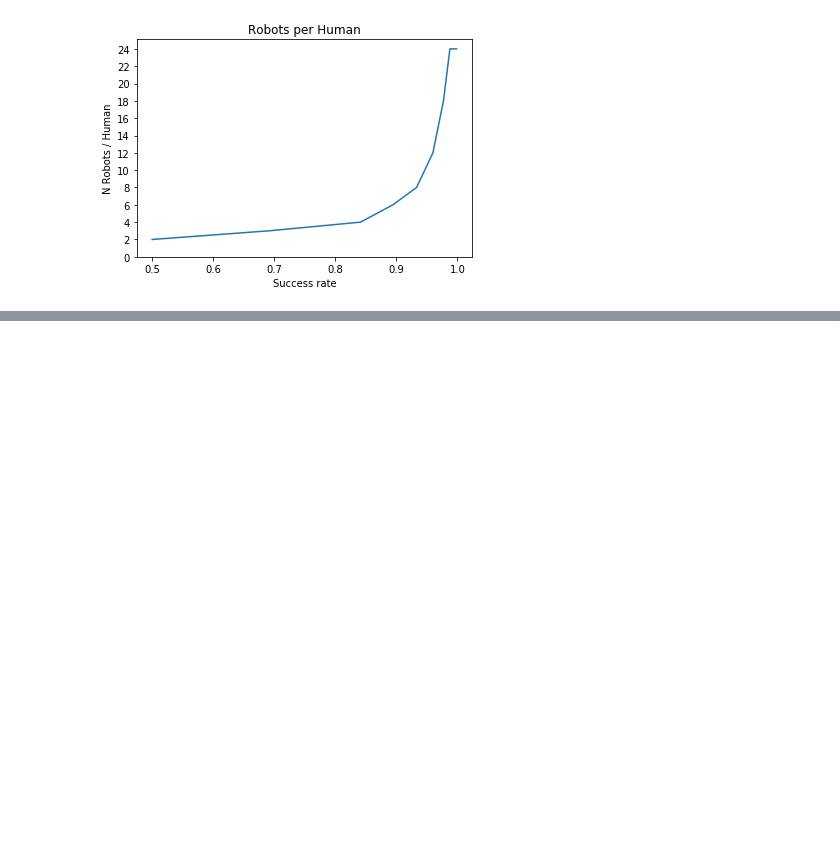
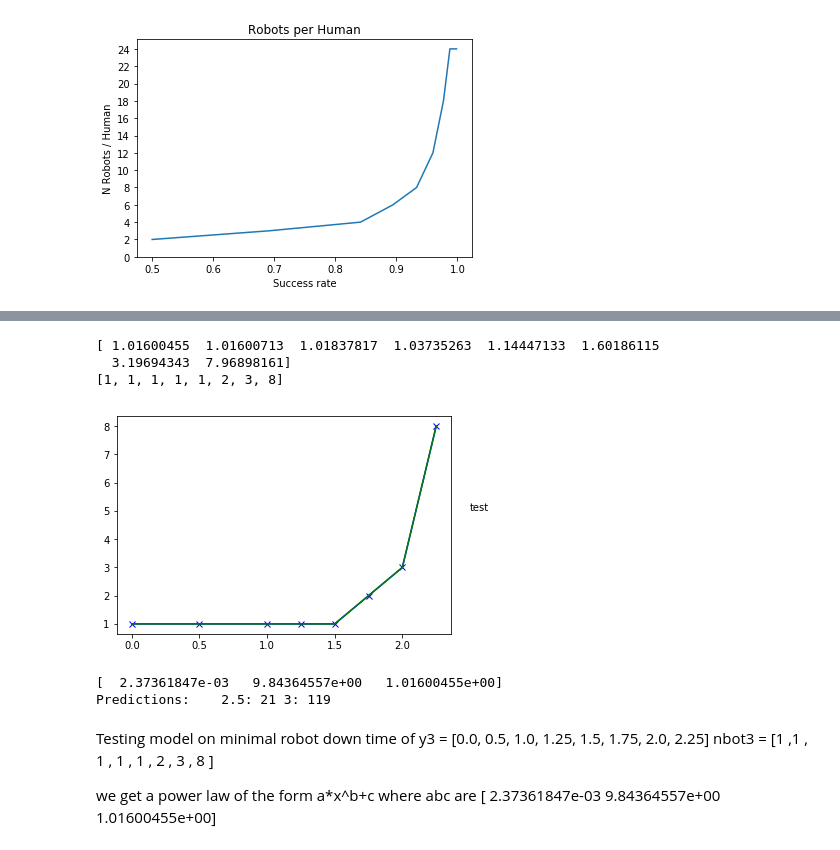
Before and after one commit to JeffreyILipton/SimulationOfFleet, a Jupyter notebook: Analysis.ipynb, the cells around one changed output, grey strips where cells are left out. Cells and saved outputs as stored; diff of their text form; code cells hidden in the pictures; blank space fills up the shorter version.

```diff
--- a/Analysis.ipynb
+++ b/Analysis.ipynb
@@ -301,0 +340,33 @@ plotSeqThroughpout(nbot,fulldata,x)
+# %%
+y3    = [0.0, 0.5, 1.0, 1.25, 1.5, 1.75, 2.0, 2.25]
+nbot3 = [1  ,1   , 1  , 1   , 1  , 2  , 3 , 8  ]
+
+popt3, pcov3 = curve_fit(pwr,y3,nbot3)
+
+model3 = pwr(y3,*popt3)
+print(model3)
+model3Int = [int(round(z)) for z in model3]
+print(model3Int)
+
+plt.plot(y3,nbot3,'bx-',y3,model3Int,'g-')
+
+plt.text(2.5,5,"test")
+
+
+plt.show()
+print(popt3)
+
+print('Predictions: \t2.5: {}\t3: {}'.format(int(round(pwr(2.5,*popt3))),int(round(pwr(3,*popt3)))))
+# %% [output]
+[ 1.01600455  1.01600713  1.01837817  1.03735263  1.14447133  1.60186115
+  3.19694343  7.96898161]
+[1, 1, 1, 1, 1, 2, 3, 8]
+[figure, added]
+[  2.37361847e-03   9.84364557e+00   1.01600455e+00]
+Predictions:    2.5: 21 3: 119
+# %% [markdown]
+Testing model on minimal robot down time of
+y3    = [0.0, 0.5, 1.0, 1.25, 1.5, 1.75, 2.0, 2.25]
+nbot3 = [1  ,1   , 1  , 1   , 1  , 2  , 3 , 8  ]
+
+we get a power law of the form a*x^b+c where abc are [  2.37361847e-03   9.84364557e+00   1.01600455e+00]
```
Also changed, not shown: parts of 17 cells of this notebook, 3 other files.
